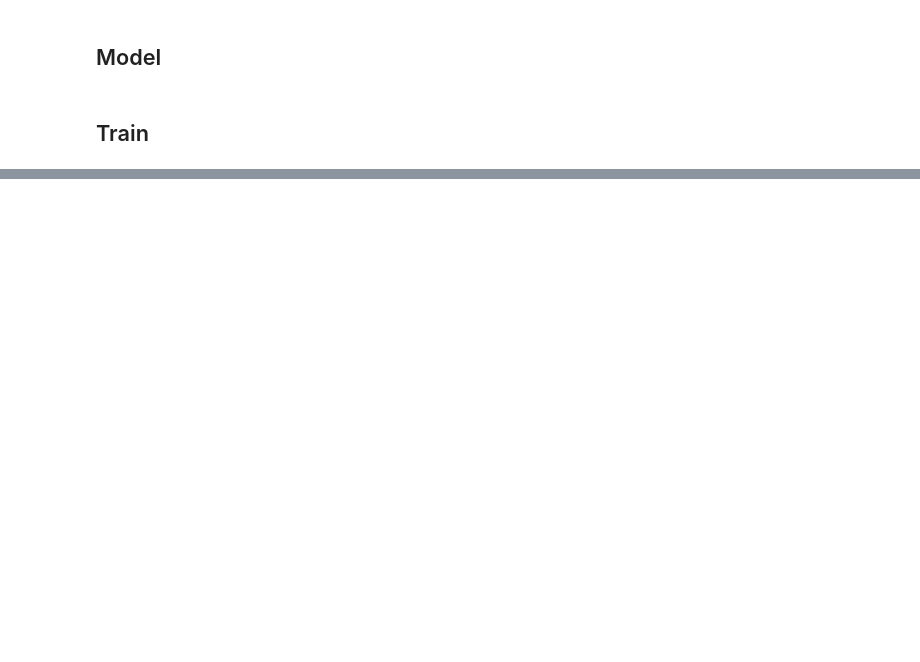
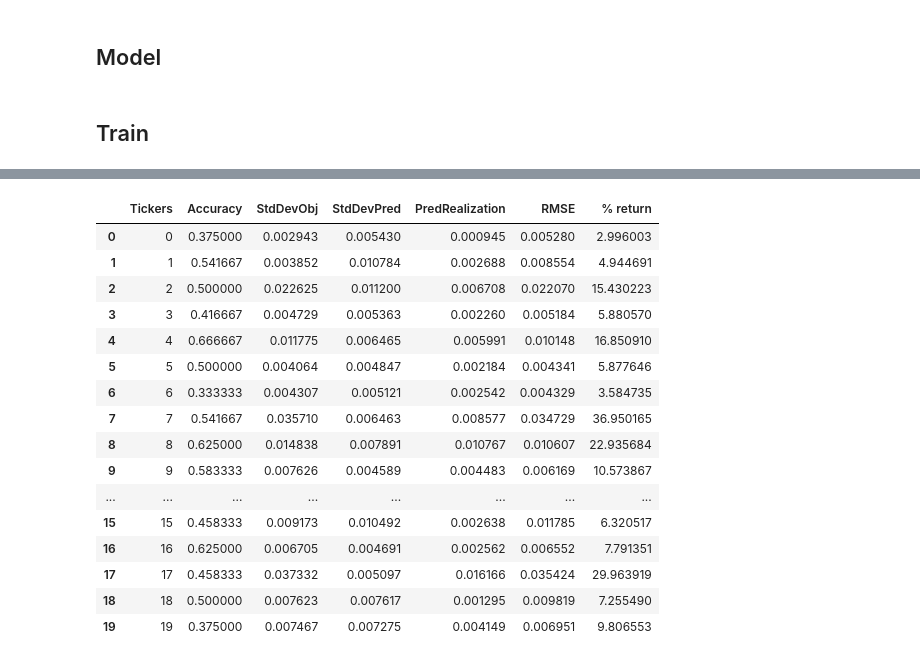
Before and after one commit to alikhalid/StockPriceForcasting, a Jupyter notebook: sparsely_connected_conv.ipynb, the cells around one changed output, grey strips where cells are left out. Cells and saved outputs as stored; diff of their text form; code cells hidden in the pictures; blank space fills up the shorter version.

```diff
--- a/sparsely_connected_conv.ipynb
+++ b/sparsely_connected_conv.ipynb
@@ -151,0 +237,23 @@ df
+# %%
+df_date = compute_prediction_stats(list(range(pred.shape[0])), pred.T, obj.T)
+
+df_date["% return"] = pnl_per_date * 100
+df_date
+# %% [output]
+|  | Tickers | Accuracy | StdDevObj | StdDevPred | PredRealization | RMSE | % return |
+| 0 | 0 | 0.375000 | 0.002943 | 0.005430 | 0.000945 | 0.005280 | 2.996003 |
+| 1 | 1 | 0.541667 | 0.003852 | 0.010784 | 0.002688 | 0.008554 | 4.944691 |
+| 2 | 2 | 0.500000 | 0.022625 | 0.011200 | 0.006708 | 0.022070 | 15.430223 |
+| 3 | 3 | 0.416667 | 0.004729 | 0.005363 | 0.002260 | 0.005184 | 5.880570 |
+| 4 | 4 | 0.666667 | 0.011775 | 0.006465 | 0.005991 | 0.010148 | 16.850910 |
+| 5 | 5 | 0.500000 | 0.004064 | 0.004847 | 0.002184 | 0.004341 | 5.877646 |
+| 6 | 6 | 0.333333 | 0.004307 | 0.005121 | 0.002542 | 0.004329 | 3.584735 |
+| 7 | 7 | 0.541667 | 0.035710 | 0.006463 | 0.008577 | 0.034729 | 36.950165 |
+| 8 | 8 | 0.625000 | 0.014838 | 0.007891 | 0.010767 | 0.010607 | 22.935684 |
+| 9 | 9 | 0.583333 | 0.007626 | 0.004589 | 0.004483 | 0.006169 | 10.573867 |
+| ... | ... | ... | ... | ... | ... | ... | ... |
+| 15 | 15 | 0.458333 | 0.009173 | 0.010492 | 0.002638 | 0.011785 | 6.320517 |
+| 16 | 16 | 0.625000 | 0.006705 | 0.004691 | 0.002562 | 0.006552 | 7.791351 |
+| 17 | 17 | 0.458333 | 0.037332 | 0.005097 | 0.016166 | 0.035424 | 29.963919 |
+| 18 | 18 | 0.500000 | 0.007623 | 0.007617 | 0.001295 | 0.009819 | 7.255490 |
+| 19 | 19 | 0.375000 | 0.007467 | 0.007275 | 0.004149 | 0.006951 | 9.806553 |
```
Also changed, not shown: parts of 16 cells of this notebook, 3 other files.
